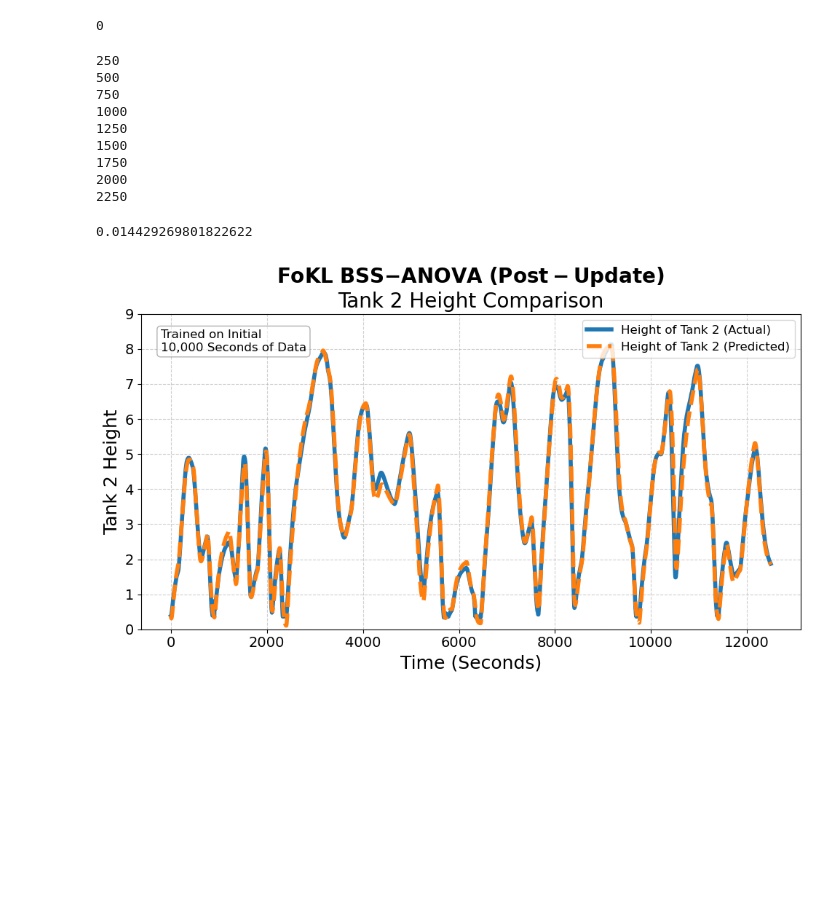
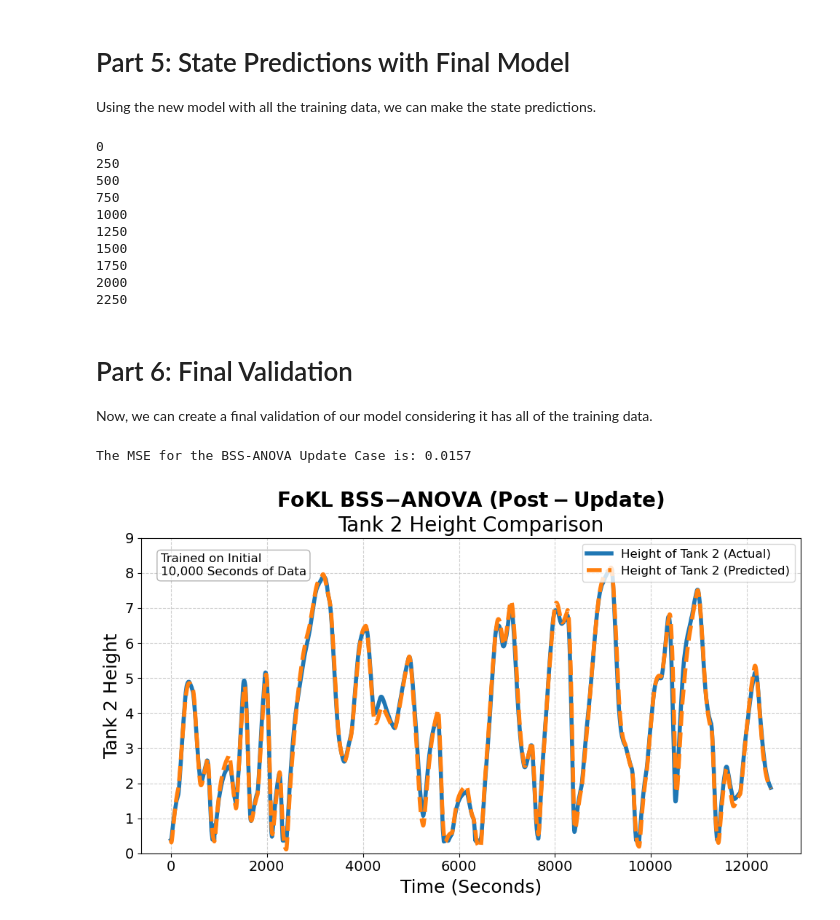
Before and after one commit to michaelwfouts/Fouts-AIChE-2024-Controls, a Jupyter notebook: 4_BSS-ANOVA-with-Prior.ipynb, the cells around one changed output. Saved outputs shown, nothing was run; the diff lists cells and outputs as text; code cells hidden in the pictures; blank space fills up the shorter version.

Commit message:
Finalized Documentation

```diff
--- a/4_BSS-ANOVA-with-Prior.ipynb
+++ b/4_BSS-ANOVA-with-Prior.ipynb
@@ -65,25 +64,25 @@ Now, let's use the forward Euler's method (Code from Jacob Krell).
 # %%
 # Create vector of times and pump signals
-tvec = tank1["time"].values
-u = tank1['u'].values
+tvec = df["time"].values
+u = df['u'].values
 # Create blank vectors for h1 and h2 values
 h1 = np.zeros_like(tvec, dtype=float)
 h2 = np.zeros_like(tvec, dtype=float)
 
 # Initial Conditions
-h1[0] = tank1["h1"].values[0]
-h2[0] = tank1["h2"].values[0]
+h1[0] = df["h1"].values[0]
+h2[0] = df["h2"].values[0]
 # Integration using forward Euler
 for i in range(len(tvec) - 1):
     h1[i] = np.clip(h1[i], GP_dh1_model1.minmax[0][0], GP_dh1_model1.minmax[0][1])
     h2[i] = np.clip(h2[i], GP_dh1_model1.minmax[1][0], GP_dh1_model1.minmax[1][1])
-    h1[i + 1] = h1[i] + 5 * GP_dh1_model1.evaluate([h1[i], h2[i], u[i]], clean=True, SingleInstance=True)
-    h2[i + 1] = h2[i] + 5 * GP_dh2_model1.evaluate([h1[i], h2[i], u[i]], clean=True, SingleInstance=True)
+    h1[i + 1] = h1[i] + 5 * GP_dh1_model1.evaluate([h1[i], h2[i], u[i]], clean=True, SingleInstance=True).item()
+    h2[i + 1] = h2[i] + 5 * GP_dh2_model1.evaluate([h1[i], h2[i], u[i]], clean=True, SingleInstance=True).item()
 
     if i % 250 == 0:
         print(i)
 
-tank1['h1_prediction'] = h1
-tank1['h2_prediction'] = h2
+df['h1_prediction'] = h1
+df['h2_prediction'] = h2
 # %% [output]
 0
@@ -138,15 +140,15 @@ Now, lets update the model.
 # %%
 # Create Models for the derivatives of h1 and h2
-GP_dh1_model1.inputs = GP_dh1_model1.clean(tank1[['h1','h2','u']].iloc[1000:2000].to_numpy().tolist())
-data_test = tank1['h1_der'].iloc[1000:2000].to_numpy()
+GP_dh1_model1.inputs = GP_dh1_model1.clean(df[['h1','h2','u']].iloc[1000:2000].to_numpy().tolist())
+data_test = df['h1_der'].iloc[1000:2000].to_numpy()
 GP_dh1_model1.data = np.expand_dims(data_test, axis = 0).T
 
 # Second fitting
 _ = GP_dh1_model1.fit()
 
 # Create Models for the derivatives of h1 and h2
-GP_dh2_model1.inputs = GP_dh2_model1.clean(tank1[['h1','h2','u']].iloc[1000:2000].to_numpy().tolist())
-data_test = tank1['h2_der'].iloc[1000:2000].to_numpy()
+GP_dh2_model1.inputs = GP_dh2_model1.clean(df[['h1','h2','u']].iloc[1000:2000].to_numpy().tolist())
+data_test = df['h2_der'].iloc[1000:2000].to_numpy()
 GP_dh2_model1.data = np.expand_dims(data_test, axis = 0).T
 
 # Second fitting
@@ -167,73 +169,80 @@ new
+# %% [markdown]
+# Part 5: State Predictions with Final Model
+
+Using the new model with all the training data, we can make the state predictions.
 # %%
 # Create vector of times and pump signals
-tvec = tank1["time"].values
-u = tank1['u'].values
+tvec = df["time"].values
+u = df['u'].values
 # Create blank vectors for h1 and h2 values
 h1 = np.zeros_like(tvec, dtype=float)
 h2 = np.zeros_like(tvec, dtype=float)
 
 # Initial Conditions
-h1[0] = tank1["h1"].values[0]
-h2[0] = tank1["h2"].values[0]
+h1[0] = df["h1"].values[0]
+h2[0] = df["h2"].values[0]
 # Integration using forward Euler
 for i in range(len(tvec) - 1):
     h1[i] = np.clip(h1[i], GP_dh1_model1.minmax[0][0], GP_dh1_model1.minmax[0][1])
     h2[i] = np.clip(h2[i], GP_dh1_model1.minmax[1][0], GP_dh1_model1.minmax[1][1])
-    h1[i + 1] = h1[i] + 5 * GP_dh1_model1.evaluate([h1[i], h2[i], u[i]], clean=True, SingleInstance=True)
-    h2[i + 1] = h2[i] + 5 * GP_dh2_model1.evaluate([h1[i], h2[i], u[i]], clean=True, SingleInstance=True)
+    h1[i + 1] = h1[i] + 5 * GP_dh1_model1.evaluate([h1[i], h2[i], u[i]], clean=True, SingleInstance=True).item()
+    h2[i + 1] = h2[i] + 5 * GP_dh2_model1.evaluate([h1[i], h2[i], u[i]], clean=True, SingleInstance=True).item()
 
     if i % 250 == 0:
         print(i)
 
-tank1['h1_prediction'] = h1
-tank1['h2_prediction'] = h2
+df['h1_prediction'] = h1
+df['h2_prediction'] = h2
 # %% [output]
 0
+250
+500
+750
+1000
+1250
+1500
+1750
+2000
+2250
-250
-500
-750
-1000
-1250
-1500
-1750
-2000
-2250
+# %% [markdown]
+# Part 6: Final Validation
+Now, we can create a final validation of our model considering it has all of the training data.
 # %%
-MSE = np.sum((tank1['h2'][2000:-1] - tank1['h2_prediction'][2000:-1])**2)/len(tank1)
-MSE
+MSE = np.sum((df['h2'][2000:-1] - df['h2_prediction'][2000:-1])**2)/len(df)
+print('The MSE for the BSS-ANOVA Update Case is:', round(MSE,4))
 # %% [output]
-0.014429269801822622
+The MSE for the BSS-ANOVA Update Case is: 0.0157
 # %%
 # Plot with improved aesthetics
 plt.rcParams.update({'font.size': 14})  # Adjust the number to increase/decrease font size
 fig, ax = plt.subplots(figsize=(10, 6))
 
 # Plot both the actual and predicted data
-ax.plot(tank1['time'], tank1['h2'], label='h1', linewidth=4, linestyle='-')#, color='blue')
-ax.plot(tank1['time'], tank1['h2_prediction'], label='h2_prediction', linewidth=4, linestyle='--')#, color='red')
+ax.plot(df['time'], df['h2'], label='h1', linewidth=4, linestyle='-')#, color='blue')
+ax.plot(df['time'], df['h2_prediction'], label='h2_prediction', linewidth=4, linestyle='--')#, color='red')
 
 # Enhancing the graph with titles, labels, and grid
 ax.set_title(r'$\bf{FoKL\ BSS{-}ANOVA\ (Post-Update)}$' + '\nTank 2 Height Comparison', fontsize=20)
 ax.set_xlabel('Time (Seconds)', fontsize=18)
 ax.set_ylabel('Tank 2 Height', fontsize=18)
 ax.legend(['Height of Tank 2 (Actual)', 'Height of Tank 2 (Predicted)'], fontsize=12, loc='upper right')
 
 ax.grid(True, linestyle='--', alpha=0.6)
 
 # ax.text(-250, 7, 'Trained on Initial \n10,000 Seconds of Data', fontsize=12, color='black', bbox = dict(facecolor='white', edgecolor='gray', boxstyle='round,pad=0.4', alpha = 0.6))
 
 # Add a note in the upper-left corner with a rounded box
 ax.text(0.03, 0.95, 'Trained on Initial \n10,000 Seconds of Data',
         fontsize=12, color='black',
         bbox=dict(facecolor='white', edgecolor='gray', boxstyle='round,pad=0.3', alpha = 0.6),
         transform=ax.transAxes,  # Use normalized coordinates
         verticalalignment='top',  # Align text to the top of the box
         horizontalalignment='left')  # Align text to the left
 
 ax.set_ylim(0, 9)
 
 # Show plot
 plt.tight_layout()
 plt.show()
 # %% [output]
-[figure, old version]
+[figure, new version]
```
Also changed, not shown: parts of 15 cells of this notebook, 2 other files.
